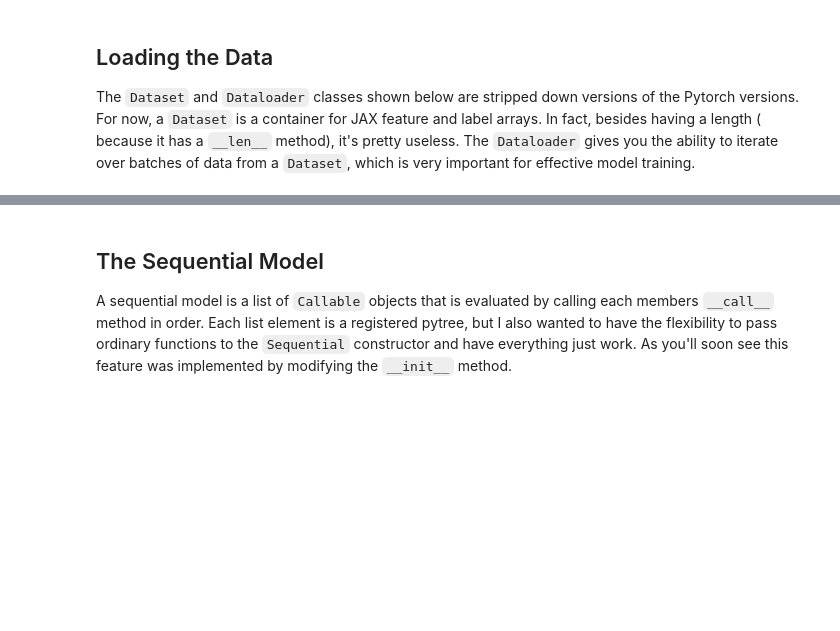
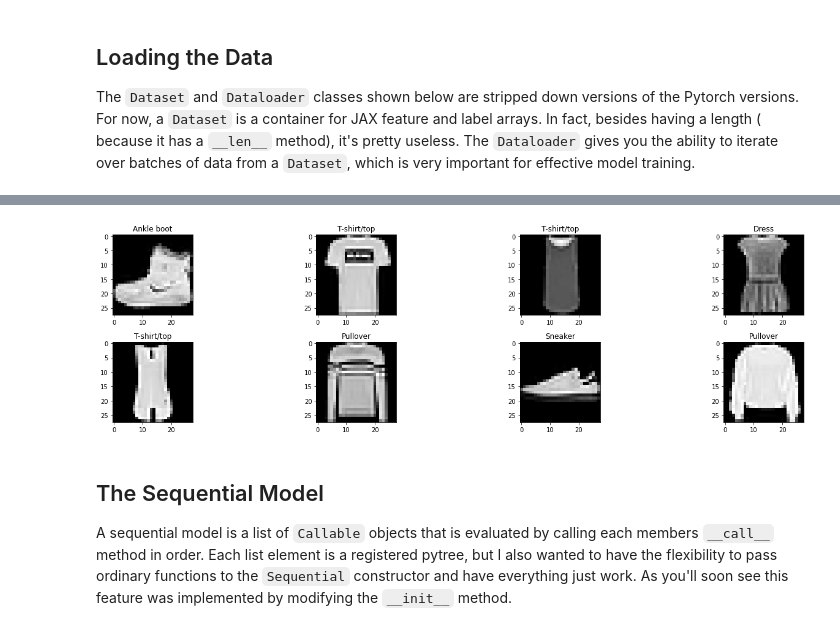
Before and after one commit to jrreed83/technicalities, a Jupyter notebook: _notebooks/2022-07-09-2022-JAX-MNIST.ipynb, the cells around one changed output, grey strips where cells are left out. Drawn from its saved outputs; the diff is of its cells as text; code cells hidden in the pictures; blank space fills up the shorter version.

```diff
--- a/_notebooks/2022-07-09-2022-JAX-MNIST.ipynb
+++ b/_notebooks/2022-07-09-2022-JAX-MNIST.ipynb
@@ -118,0 +105,13 @@ img
+# %%
+class_labels = [
+    'T-shirt/top',
+    'Trouser',
+    'Pullover',
+    'Dress',
+    'Coat',
+    'Sandal',
+    'Shirt',
+    'Sneaker',
+    'Bag',
+    'Ankle boot'
+]
@@ -119,3 +137,15 @@ img
+# %%
+
+
+plt.figure(1, figsize=(20,5))
+for i, (X, y) in enumerate(zip(X_0, y_0)):
+    img = Image.fromarray(X)
+    plt.subplot(2,4,i+1)
+    plt.imshow(img, cmap='gray')
+    plt.title(class_labels[y])
+plt.tight_layout()
+# %% [output]
+[figure, added]
 # %% [markdown]
 ## The Sequential Model
 
```
Also changed, not shown: parts of 28 cells of this notebook.
